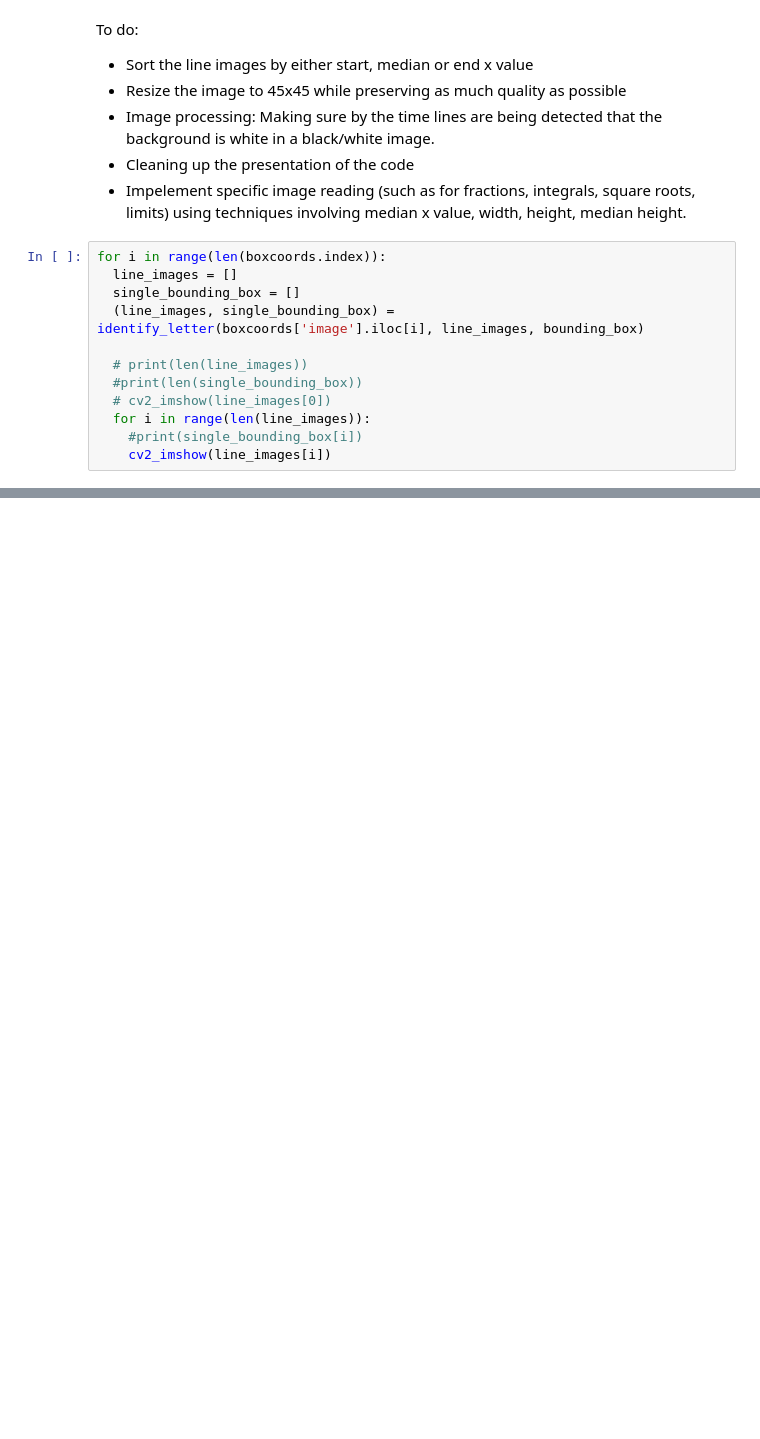
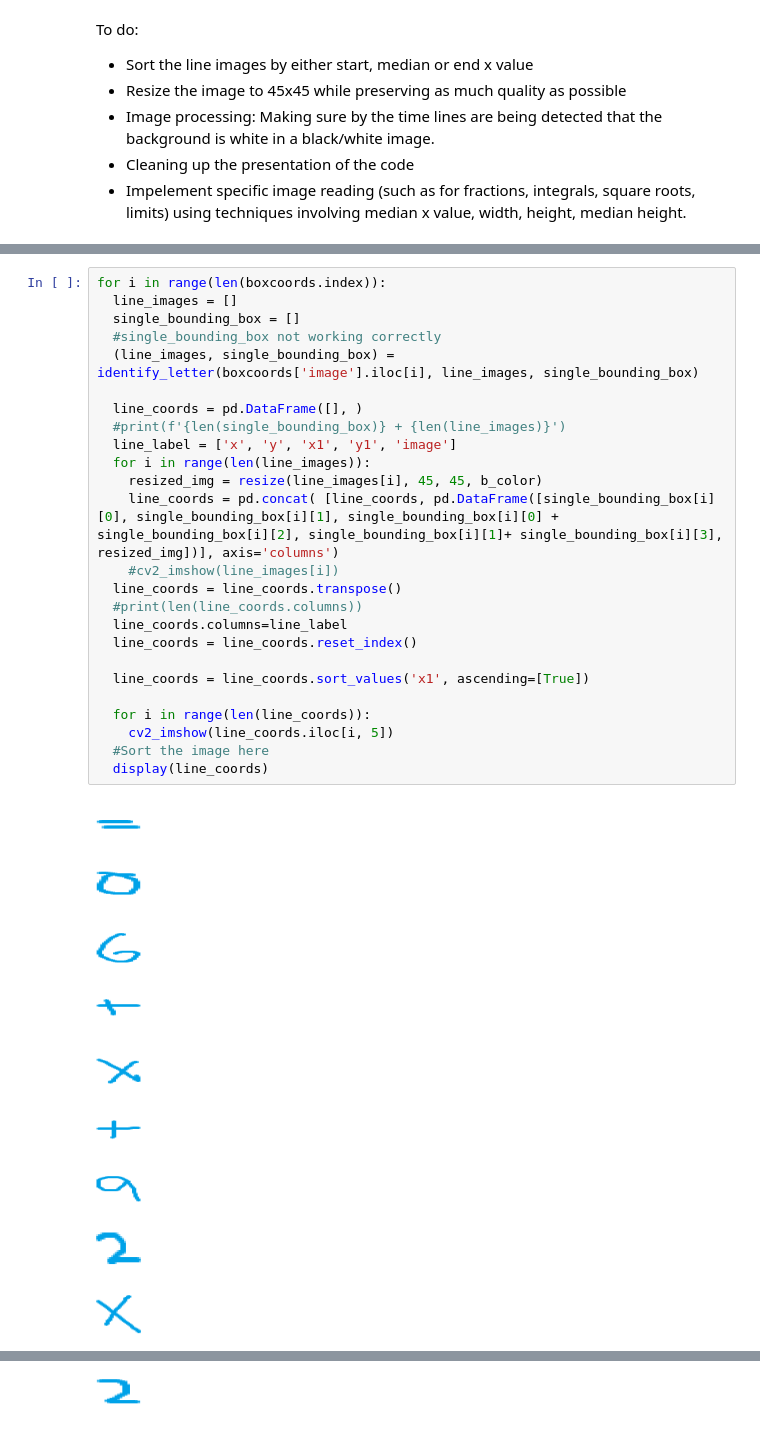
Before and after one commit to muvision/cm-mathvision, a Jupyter notebook: OpenCV.ipynb, the cells around one changed output, grey strips where cells are left out. Drawn from its saved outputs; the diff is of its cells as text; blank space fills up the shorter version.

Commit message:
Resized individual images to 45 by 45

```diff
--- a/OpenCV.ipynb
+++ b/OpenCV.ipynb
@@ -349,15 +340,3 @@ To do:
 - Image processing: Making sure by the time lines are being detected that the background is white in a black/white image.
 - Cleaning up the presentation of the code
 - Impelement specific image reading (such as for fractions, integrals, square roots, limits) using techniques involving median x value, width, height, median height.
-# %%
-for i in range(len(boxcoords.index)):
-  line_images = []
-  single_bounding_box = []
-  (line_images, single_bounding_box) = identify_letter(boxcoords['image'].iloc[i], line_images, bounding_box)
-
-  # print(len(line_images))
-  #print(len(single_bounding_box))
-  # cv2_imshow(line_images[0])
-  for i in range(len(line_images)):
-    #print(single_bounding_box[i])
-    cv2_imshow(line_images[i])
@@ -378,0 +368,35 @@ Yes
+# %%
+for i in range(len(boxcoords.index)):
+  line_images = []
+  single_bounding_box = []
+  #single_bounding_box not working correctly
+  (line_images, single_bounding_box) = identify_letter(boxcoords['image'].iloc[i], line_images, single_bounding_box)
+
+  line_coords = pd.DataFrame([], )
+  #print(f'{len(single_bounding_box)} + {len(line_images)}')
+  line_label = ['x', 'y', 'x1', 'y1', 'image']
+  for i in range(len(line_images)):
+    resized_img = resize(line_images[i], 45, 45, b_color)
+    line_coords = pd.concat( [line_coords, pd.DataFrame([single_bounding_box[i][0], single_bounding_box[i][1], single_bounding_box[i][0] + single_bounding_box[i][2], single_bounding_box[i][1]+ single_bounding_box[i][3], resized_img])], axis='columns')
+    #cv2_imshow(line_images[i])
+  line_coords = line_coords.transpose()
+  #print(len(line_coords.columns))
+  line_coords.columns=line_label
+  line_coords = line_coords.reset_index()
+
+  line_coords = line_coords.sort_values('x1', ascending=[True])
+
+  for i in range(len(line_coords)):
+    cv2_imshow(line_coords.iloc[i, 5])
+  #Sort the image here
+  display(line_coords)
+# %% [output]
+[figure, added]
+[figure, added]
+[figure, added]
+[figure, added]
+[figure, added]
+[figure, added]
+[figure, added]
+[figure, added]
+[figure, added]
@@ -378,0 +413 @@ Yes
+[figure, added]
```
Also changed, not shown: parts of 7 cells of this notebook.
